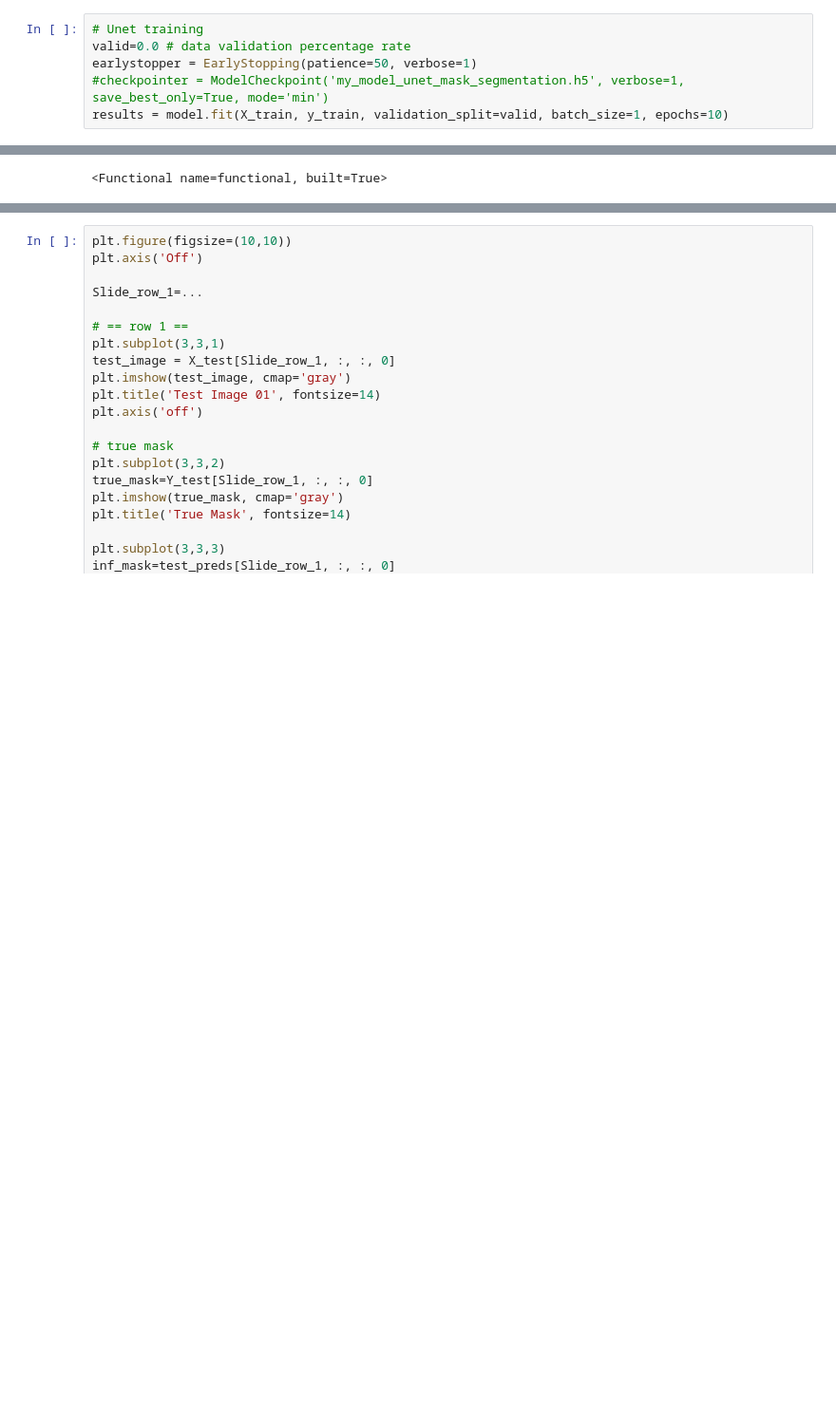
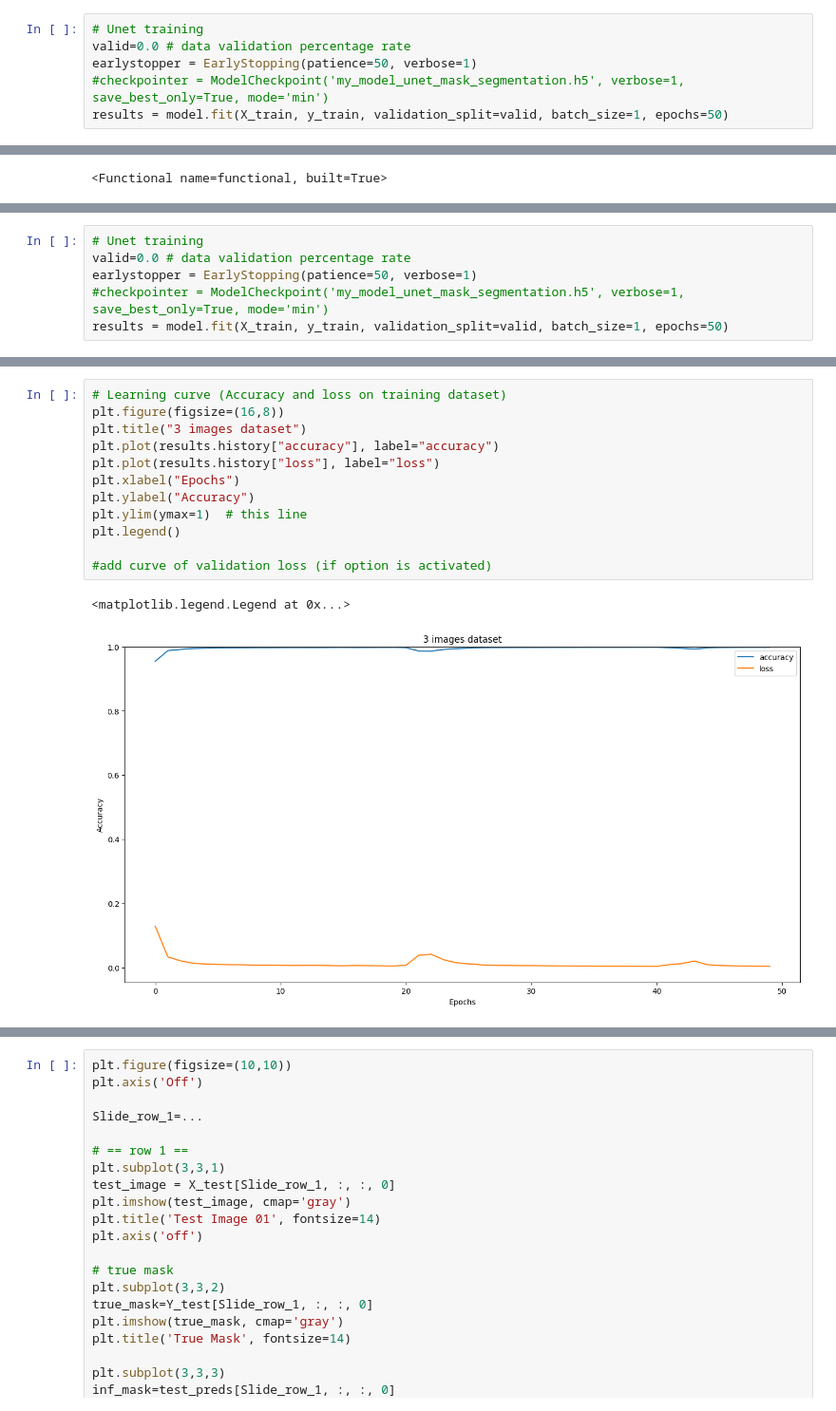
Before and after one commit to JalilBNH/M2TSI, a Jupyter notebook: initiation_segm/TP_Brainmask_seg_with_Unet.ipynb, the cells around one changed output, grey strips where cells are left out. Shown at 95% size. Cells and saved outputs as stored; diff of their text form; blank space fills up the shorter version.

```diff
--- a/initiation_segm/TP_Brainmask_seg_with_Unet.ipynb
+++ b/initiation_segm/TP_Brainmask_seg_with_Unet.ipynb
@@ -298,5 +302,5 @@ y_train.shape
 valid=0.0 # data validation percentage rate
 earlystopper = EarlyStopping(patience=50, verbose=1)
 #checkpointer = ModelCheckpoint('my_model_unet_mask_segmentation.h5', verbose=1, save_best_only=True, mode='min')
-results = model.fit(X_train, y_train, validation_split=valid, batch_size=1, epochs=10)
+results = model.fit(X_train, y_train, validation_split=valid, batch_size=1, epochs=50)
 # %% [output]
@@ -344,0 +359,6 @@ plt.legend()
+# %%
+# Unet training
+valid=0.0 # data validation percentage rate
+earlystopper = EarlyStopping(patience=50, verbose=1)
+#checkpointer = ModelCheckpoint('my_model_unet_mask_segmentation.h5', verbose=1, save_best_only=True, mode='min')
+results = model.fit(X_train, y_train, validation_split=valid, batch_size=1, epochs=50)
@@ -344,0 +388,15 @@ plt.legend()
+# %%
+# Learning curve (Accuracy and loss on training dataset)
+plt.figure(figsize=(16,8))
+plt.title("3 images dataset")
+plt.plot(results.history["accuracy"], label="accuracy")
+plt.plot(results.history["loss"], label="loss")
+plt.xlabel("Epochs")
+plt.ylabel("Accuracy")
+plt.ylim(ymax=1)  # this line
+plt.legend()
+
+#add curve of validation loss (if option is activated)
+# %% [output]
+<matplotlib.legend.Legend at 0x...>
+[figure, added]
```
Also changed, not shown: parts of 43 cells of this notebook.
